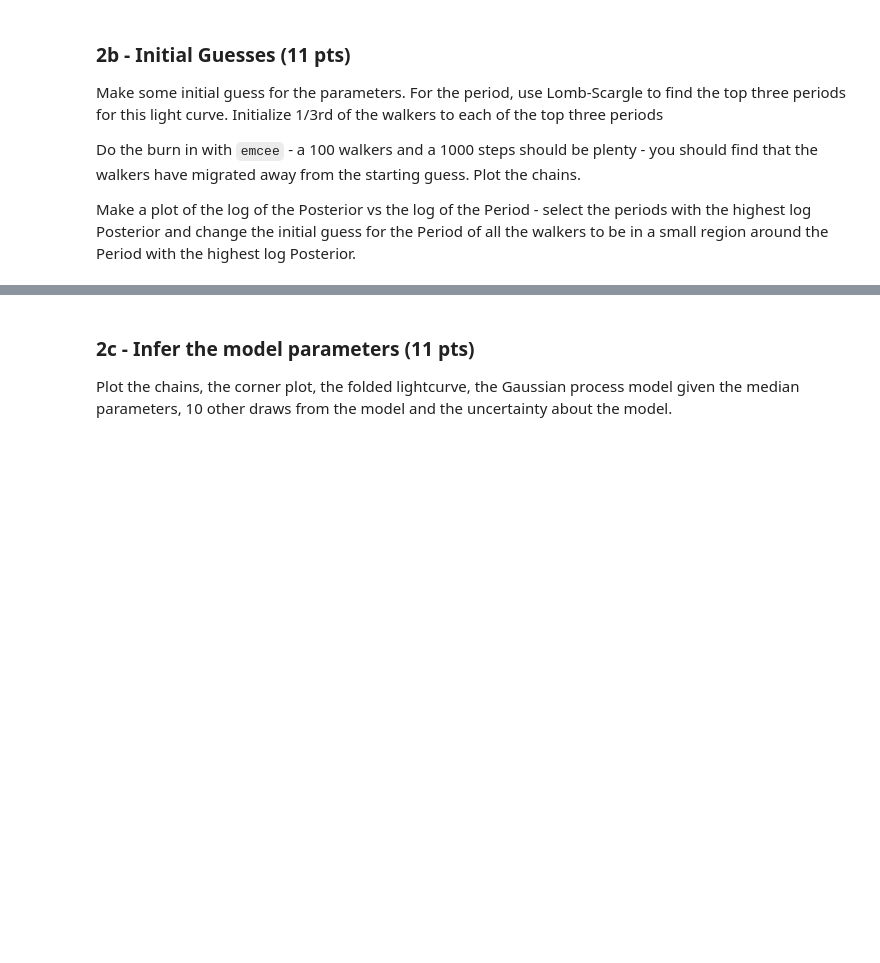
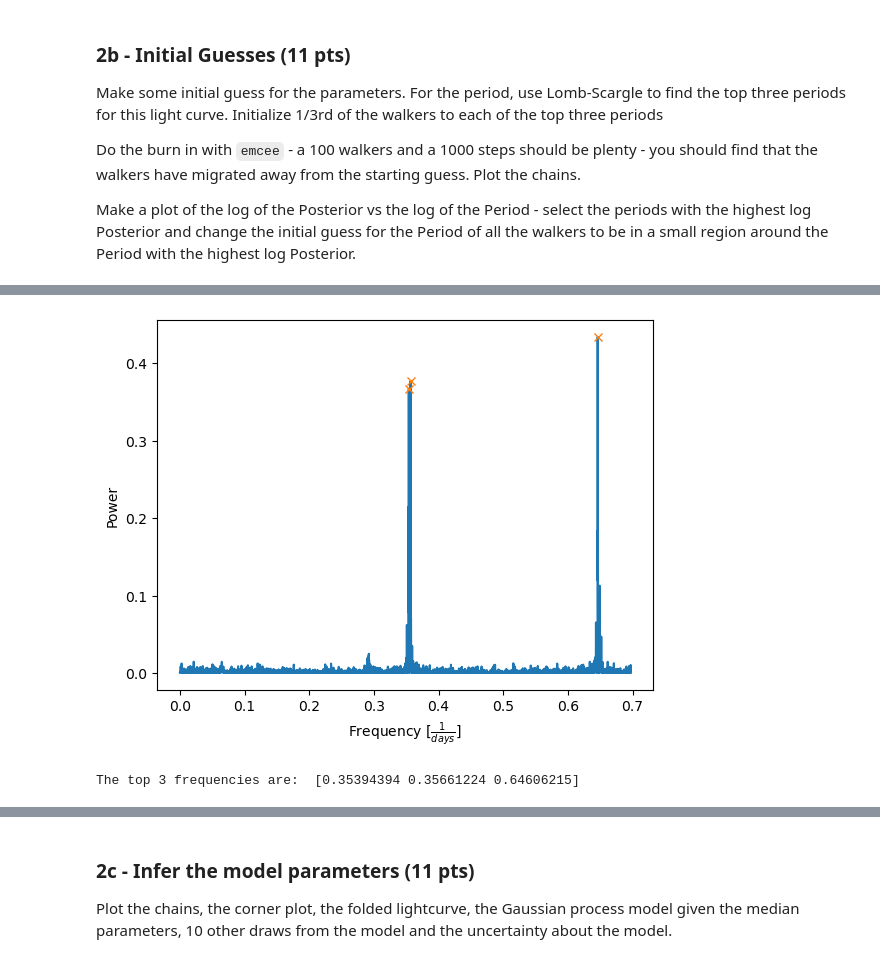
Before and after one commit to gnarayan/ast596_2023_Spring, a Jupyter notebook: homework/AthishThiruvengadam/final/final.ipynb, the cells around one changed output, grey strips where cells are left out. Saved outputs shown, nothing was run; the diff lists cells and outputs as text; code cells hidden in the pictures; blank space fills up the shorter version.

```diff
--- a/homework/AthishThiruvengadam/final/final.ipynb
+++ b/homework/AthishThiruvengadam/final/final.ipynb
@@ -252,0 +350,15 @@ Make a plot of the log of the Posterior vs the log of the Period - select the pe
+# %%
+# LombScargle Periodogram with peaks
+# Looked at the periodogram and saw that the top 3 frequncies have power greater than 0.3
+idxs, _ = find_peaks(power, 0.3)
+topFreqs = freq[idxs]
+plt.plot(freq, power)
+plt.plot(freq[idxs], power[idxs], "x")
+plt.xlabel(r"Frequency [$\frac{1}{days}$]")
+plt.ylabel("Power")
+plt.show()
+
+print("The top 3 frequencies are: ", topFreqs)
+# %% [output]
+[figure, added]
+The top 3 frequencies are:  [0.35394394 0.35661224 0.64606215]
```
Also changed, not shown: parts of 34 cells of this notebook.
